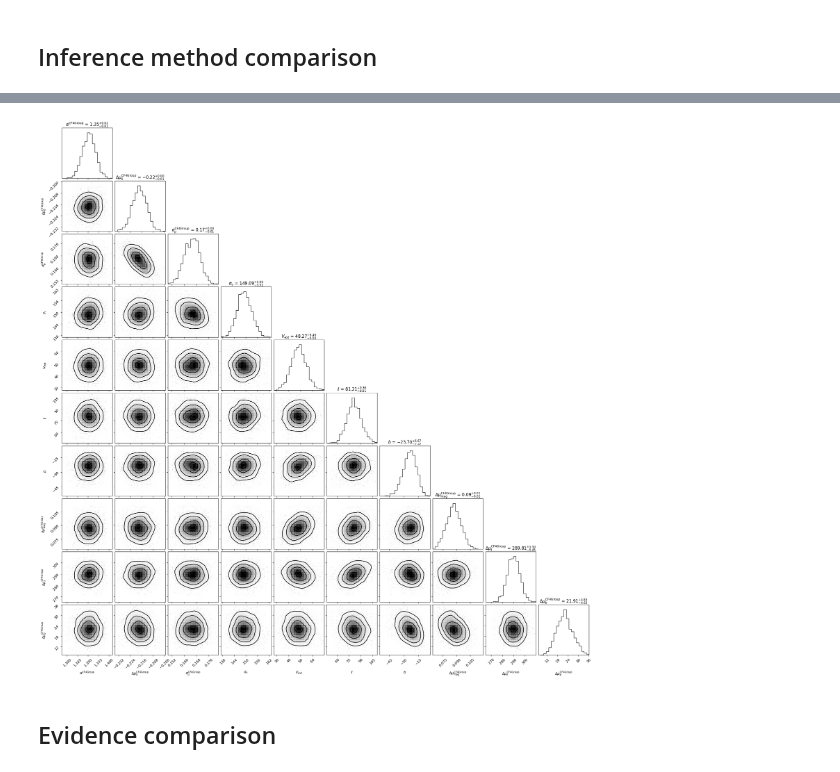
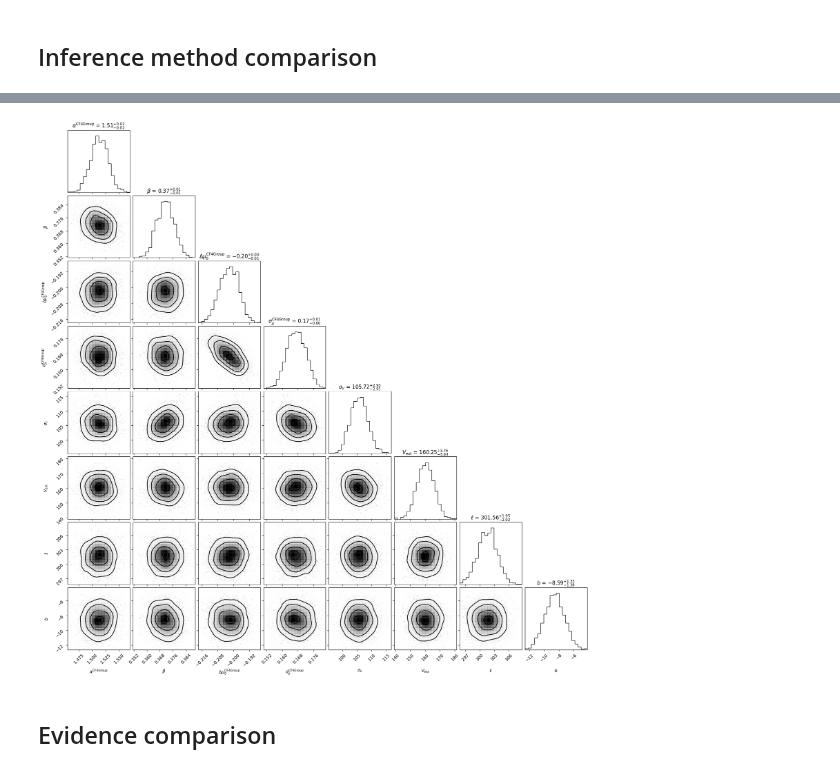
Before and after one commit to Richard-Sti/csiborgtools, a Jupyter notebook: notebooks/flow/reconstruction_comparison.ipynb, the cells around one changed output, grey strips where cells are left out. Cells and saved outputs as stored; diff of their text form; code cells hidden in the pictures.

```diff
--- a/notebooks/flow/reconstruction_comparison.ipynb
+++ b/notebooks/flow/reconstruction_comparison.ipynb
@@ -78,13 +78,13 @@ plt.gcf().tight_layout()
 # %%
 # catalogue = ["LOSS", "Foundation"]
 catalogue = "CF4_GroupAll"
-simname = "Lilow2024"
+simname = "Carrick2015"
 zcmb_max = 0.05
 sample_alpha = True
 
 fname = paths.flow_validation(
     fdir, simname, catalogue, inference_method="mike",
-    sample_mag_dipole=True,
+    # sample_mag_dipole=True,
     sample_alpha=sample_alpha, zcmb_max=zcmb_max)
 
 
@@ -101,4 +101,4 @@ Last modified: 31/08/2024 21:24:53
-[figure, old version]
+[figure, new version]
 # %% [markdown]
 ## Evidence comparison
 # %%
```
Also changed, not shown: parts of 6 cells of this notebook.
